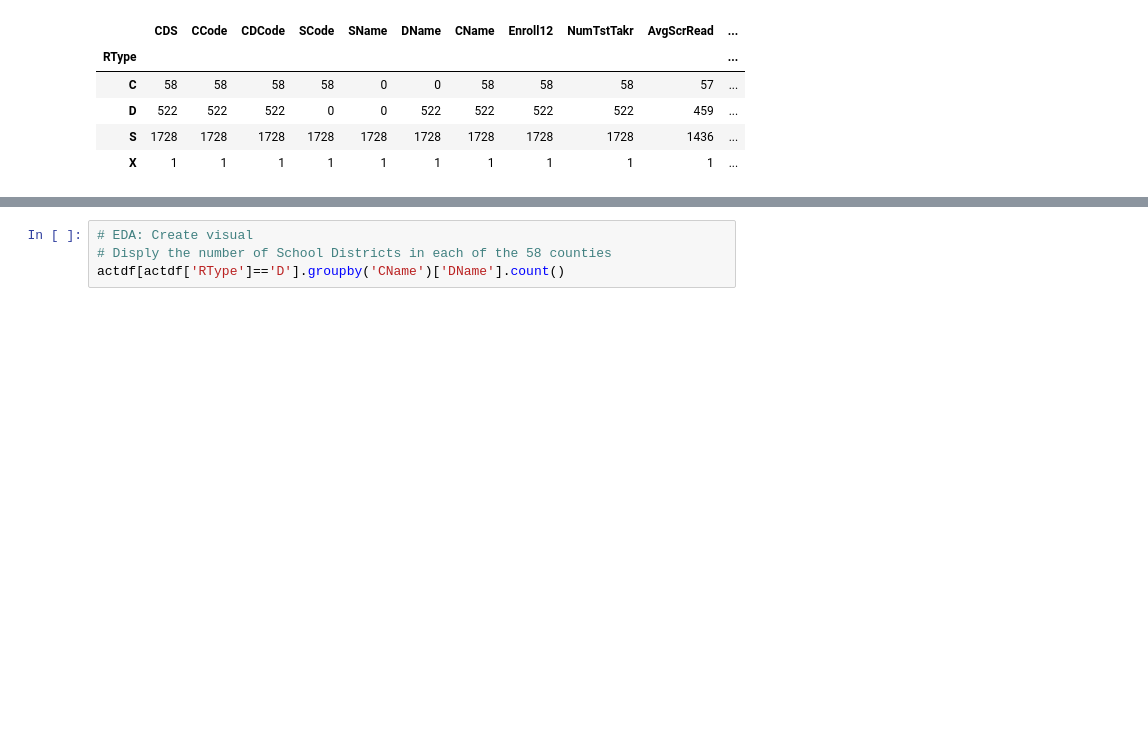
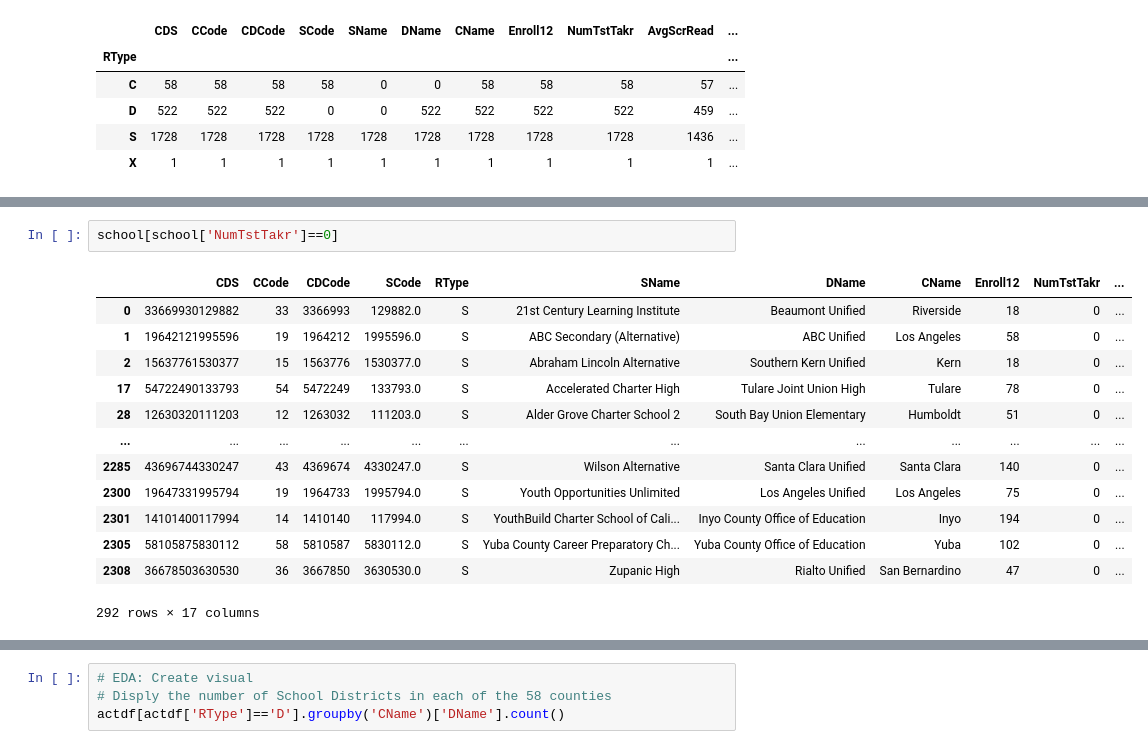
Before and after one commit to griffinbran/Equitable-Education-Affects-on-College-Entrance-Exam-Performance, a Jupyter notebook: Code/Notebook-01-Data-Import-and-Cleaning.ipynb, the cells around one changed output, grey strips where cells are left out. Cells and saved outputs as stored; diff of their text form; blank space fills up the shorter version.

```diff
--- a/Code/Notebook-01-Data-Import-and-Cleaning.ipynb
+++ b/Code/Notebook-01-Data-Import-and-Cleaning.ipynb
@@ -109,0 +108,16 @@ actdf.groupby('RType').count()
+# %%
+school[school['NumTstTakr']==0]
+# %% [output]
+|  | CDS | CCode | CDCode | SCode | RType | SName | DName | CName | Enroll12 | NumTstTakr | ... |
+| 0 | 33669930129882 | 33 | 3366993 | 129882.0 | S | 21st Century Learning Institute | Beaumont Unified | Riverside | 18 | 0 | ... |
+| 1 | 19642121995596 | 19 | 1964212 | 1995596.0 | S | ABC Secondary (Alternative) | ABC Unified | Los Angeles | 58 | 0 | ... |
+| 2 | 15637761530377 | 15 | 1563776 | 1530377.0 | S | Abraham Lincoln Alternative | Southern Kern Unified | Kern | 18 | 0 | ... |
+| 17 | 54722490133793 | 54 | 5472249 | 133793.0 | S | Accelerated Charter High | Tulare Joint Union High | Tulare | 78 | 0 | ... |
+| 28 | 12630320111203 | 12 | 1263032 | 111203.0 | S | Alder Grove Charter School 2 | South Bay Union Elementary | Humboldt | 51 | 0 | ... |
+| ... | ... | ... | ... | ... | ... | ... | ... | ... | ... | ... | ... |
+| 2285 | 43696744330247 | 43 | 4369674 | 4330247.0 | S | Wilson Alternative | Santa Clara Unified | Santa Clara | 140 | 0 | ... |
+| 2300 | 19647331995794 | 19 | 1964733 | 1995794.0 | S | Youth Opportunities Unlimited | Los Angeles Unified | Los Angeles | 75 | 0 | ... |
+| 2301 | 14101400117994 | 14 | 1410140 | 117994.0 | S | YouthBuild Charter School of Cali... | Inyo County Office of Education | Inyo | 194 | 0 | ... |
+| 2305 | 58105875830112 | 58 | 5810587 | 5830112.0 | S | Yuba County Career Preparatory Ch... | Yuba County Office of Education | Yuba | 102 | 0 | ... |
+| 2308 | 36678503630530 | 36 | 3667850 | 3630530.0 | S | Zupanic High | Rialto Unified | San Bernardino | 47 | 0 | ... |
+292 rows × 17 columns
```
Also changed, not shown: parts of 10 cells of this notebook.
